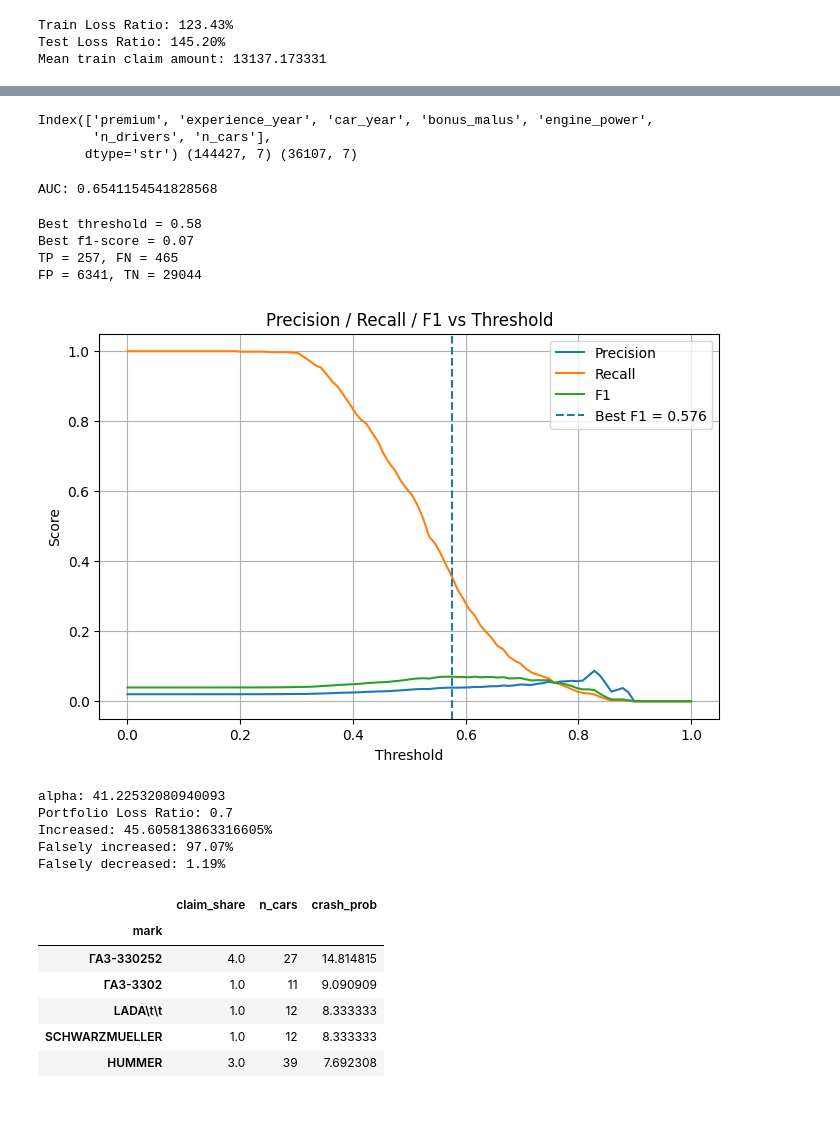
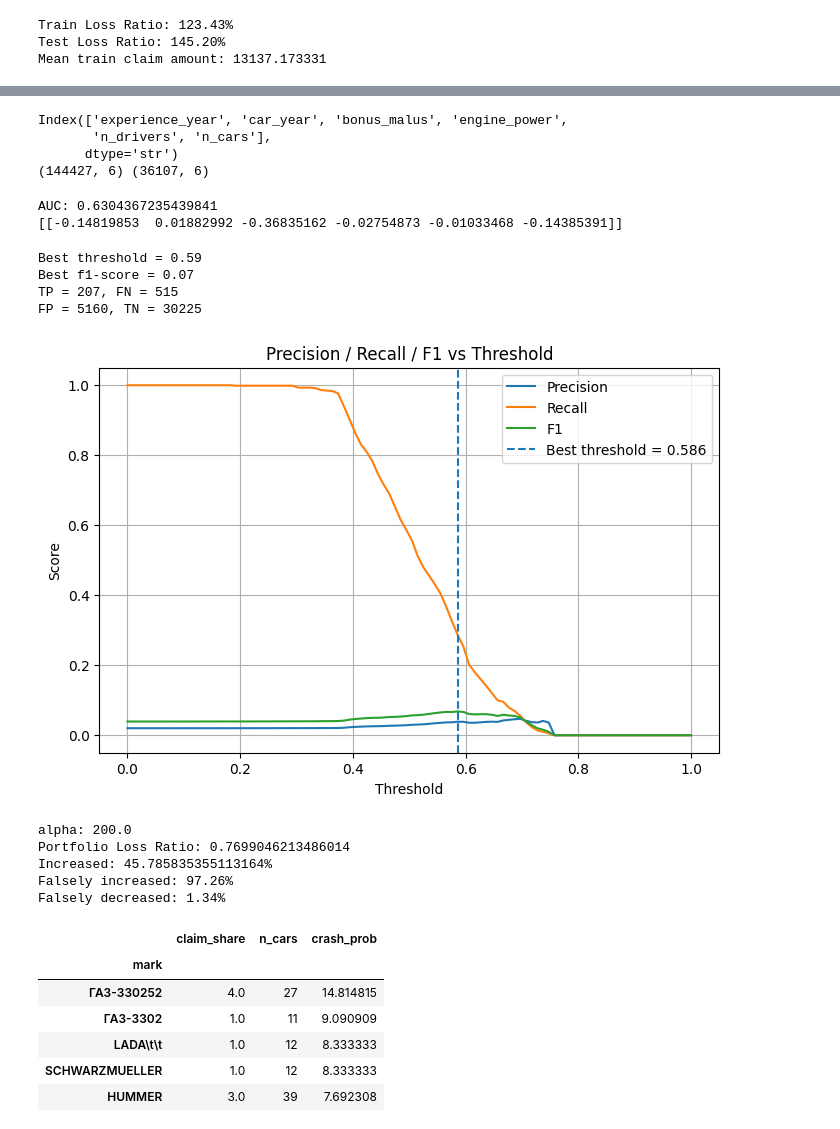
Before and after one commit to EFysl57/risk---, a Jupyter notebook: code.ipynb, the cells around one changed output, grey strips where cells are left out. Cells and saved outputs as stored; diff of their text form; code cells hidden in the pictures.

Commit message:
Useful plots

```diff
--- a/code.ipynb
+++ b/code.ipynb
@@ -177,27 +204,34 @@ Coefficient: 1.76
 After Train Loss Ratio: 70.00%
 # %%
 X = train_dfs['policy'].drop(columns=[
+    'premium',
     "contract_number",
     "premium_wo_term",
     "term",
     "claim_amount",
     "claim_cnt",
-    "is_claim"
+    "is_claim",
+    'severity', 'log_severity', 'p',
+       'new_premium_rel', 'new_premium_wo_term'
 ])
-
 X.fillna(0, inplace=True)
-
 y = train_dfs['policy']["is_claim"]
 
 X_train, X_valid, y_train, y_valid = train_test_split(
     X, y, test_size=0.2, random_state=42
 )
 
-print(X.columns, X_train.shape, X_valid.shape)
+scaler = StandardScaler()
+X_train = scaler.fit_transform(X_train)
+X_valid = scaler.transform(X_valid)
+
+print(X.columns)
+print(X_train.shape, X_valid.shape)
 # %% [output]
-Index(['premium', 'experience_year', 'car_year', 'bonus_malus', 'engine_power',
+Index(['experience_year', 'car_year', 'bonus_malus', 'engine_power',
        'n_drivers', 'n_cars'],
-      dtype='str') (144427, 7) (36107, 7)
+      dtype='str')
+(144427, 6) (36107, 6)
 # %%
 # Regression strategy ( still bad )
 model = LogisticRegression(max_iter=2000, class_weight="balanced")
@@ -206,8 +240,10 @@ model.fit(X_train, y_train)
 proba = model.predict_proba(X_valid)[:,1]
 auc = roc_auc_score(y_valid, proba)
 print("AUC:", auc)
+print(model.coef_)
 # %% [output]
-AUC: 0.6541154541828568
+AUC: 0.6304367235439841
+[[-0.14819853  0.01882992 -0.36835162 -0.02754873 -0.01033468 -0.14385391]]
 # %%
 thresholds = np.linspace(0, 1, 100)
 precisions = []
@@ -221,41 +257,41 @@ for threshold in thresholds:
     recalls.append(recall_score(y_valid, pred))
     f1s.append(f1_score(y_valid, pred))
 
 best_idx = np.argmax(f1s)
 
 best_threshold = thresholds[best_idx]
 best_f1 = f1s[best_idx]
 
 pred = (proba > best_threshold).astype(int)
 tn, fp, fn, tp = confusion_matrix(y_valid, pred).ravel().tolist()
 
 print(f"Best threshold = {best_threshold:.2f}")
 print(f"Best f1-score = {best_f1:.2f}")
 print(f"TP = {tp}, FN = {fn}\nFP = {fp}, TN = {tn}")
 
 plt.figure(figsize=(8,5))
 
 plt.plot(thresholds, precisions, label="Precision")
 plt.plot(thresholds, recalls, label="Recall")
 plt.plot(thresholds, f1s, label="F1")
-plt.axvline(best_threshold, linestyle="--", label=f"Best F1 = {best_threshold:.3f}")
+plt.axvline(best_threshold, linestyle="--", label=f"Best threshold = {best_threshold:.3f}")
 
 plt.xlabel("Threshold")
 plt.ylabel("Score")
 plt.title("Precision / Recall / F1 vs Threshold")
 plt.legend()
 plt.grid(True)
 
 plt.show()
 # %% [output]
-Best threshold = 0.58
+Best threshold = 0.59
 Best f1-score = 0.07
-TP = 257, FN = 465
-FP = 6341, TN = 29044
+TP = 207, FN = 515
+FP = 5160, TN = 30225
-[figure, old version]
+[figure, new version]
 # %%
 policy_df = train_dfs['policy']
-policy_df["p"] = model.predict_proba(X)[:,1]
+policy_df["p"] = model.predict_proba(scaler.transform(X))[:,1]
 p_bar = policy_df["p"].mean()
 base = policy_df["premium_wo_term"].values
 claims = policy_df["claim_amount"].values  # actual claims sum used to compute LR
@@ -299,11 +335,11 @@ print(f"Increased: {(increased.shape[0] / policy_df.shape[0]) * 100}%")
 print(f"Falsely increased: {n_false_inc:.2f}%")
 print(f"Falsely decreased: {n_false_dec:.2f}%")
 # %% [output]
-alpha: 41.22532080940093
-Portfolio Loss Ratio: 0.7
-Increased: 45.605813863316605%
-Falsely increased: 97.07%
-Falsely decreased: 1.19%
+alpha: 200.0
+Portfolio Loss Ratio: 0.7699046213486014
+Increased: 45.785835355113164%
+Falsely increased: 97.26%
+Falsely decreased: 1.34%
 # %%
 # Compute crash probability for mark ( it is difficult to compute correctly )
 
```
Also changed, not shown: parts of 5 cells of this notebook.
